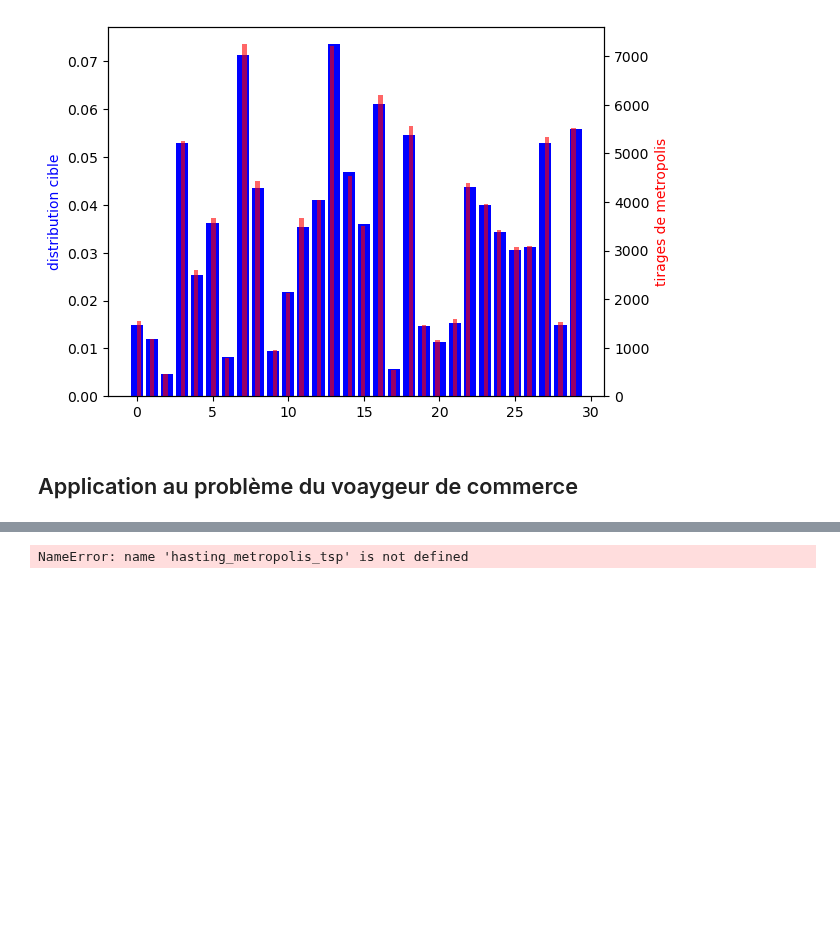
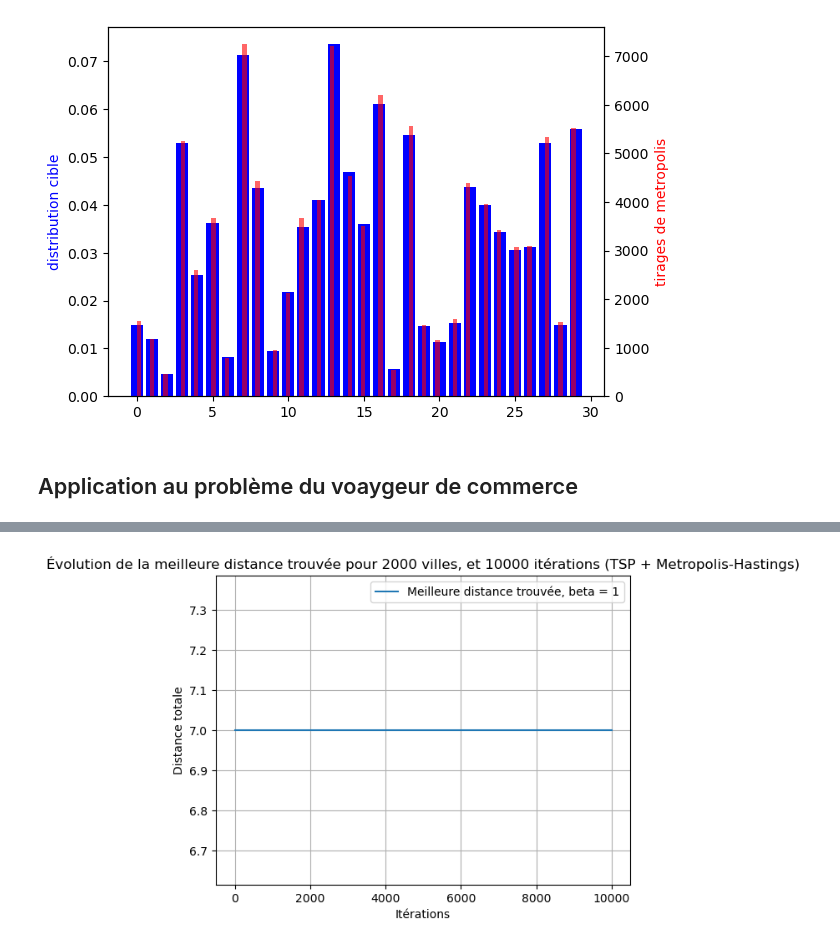
Before and after one commit to CorentinVaillant/ProjetMath-HastingMetropolis, a Jupyter notebook: implémentations/hastings_metropolis.ipynb, the cells around one changed output, grey strips where cells are left out. Saved outputs shown, nothing was run; the diff lists cells and outputs as text; code cells hidden in the pictures; blank space fills up the shorter version.

```diff
--- a/implémentations/hastings_metropolis.ipynb
+++ b/implémentations/hastings_metropolis.ipynb
@@ -449,54 +451,54 @@ n_villes = 2000
 ITER = 10_000
 pas = 10
 
 villes = generer_villes(n_villes)
 distances = matrice_distances(villes)
 p0 = list(range(n_villes))
 
-tirage1 = hasting_metropolis_tsp(p0, distances, beta=1.0, iterations=ITER)
-tirage2 = hasting_metropolis_tsp(p0, distances, beta=10.0, iterations=ITER)
-tirage3 = hasting_metropolis_tsp(p0, distances, beta=100.0, iterations=ITER)
-tirage4 = hasting_metropolis_tsp(p0, distances, beta=1000.0, iterations=ITER)
+tirage1 = hastings_metropolis_tsp(p0, distances, beta=1.0, iterations=ITER)
+# tirage2 = hastings_metropolis_tsp(p0, distances, beta=10.0, iterations=ITER)
+# tirage3 = hastings_metropolis_tsp(p0, distances, beta=100.0, iterations=ITER)
+# tirage4 = hastings_metropolis_tsp(p0, distances, beta=1000.0, iterations=ITER)
 
 
 X = np.arange(1, ITER, pas)
 Y1 = np.zeros_like(X)
-Y2 = np.zeros_like(X)
-Y3 = np.zeros_like(X)
-Y4 = np.zeros_like(X)
+# Y2 = np.zeros_like(X)
+# Y3 = np.zeros_like(X)
+# Y4 = np.zeros_like(X)
 
 sol1 = distance_total(tirage[0], distances)
-sol2 = distance_total(tirage[0], distances)
-sol3 = distance_total(tirage[0], distances)
-sol4 = distance_total(tirage[0], distances)
+# sol2 = distance_total(tirage[0], distances)
+# sol3 = distance_total(tirage[0], distances)
+# sol4 = distance_total(tirage[0], distances)
 
 for i, x in enumerate(range(0, ITER - 1, pas)):
     current_best1 = meilleur_solution(tirage1[x:x+pas], distances)
     sol1 = min(sol1, distance_total(current_best1, distances))
     Y1[i] = sol1
 
-    current_best2 = meilleur_solution(tirage2[x:x+pas], distances)
-    sol2 = min(sol2, distance_total(current_best2, distances))
-    Y2[i] = sol2
+    # current_best2 = meilleur_solution(tirage2[x:x+pas], distances)
+    # sol2 = min(sol2, distance_total(current_best2, distances))
+    # Y2[i] = sol2
 
-    current_best3 = meilleur_solution(tirage3[x:x+pas], distances)
-    sol3 = min(sol3, distance_total(current_best3, distances))
-    Y3[i] = sol3
+    # current_best3 = meilleur_solution(tirage3[x:x+pas], distances)
+    # sol3 = min(sol3, distance_total(current_best3, distances))
+    # Y3[i] = sol3
 
-    current_best4 = meilleur_solution(tirage4[x:x+pas], distances)
-    sol4 = min(sol4, distance_total(current_best4, distances))
-    Y4[i] = sol4
+    # current_best4 = meilleur_solution(tirage4[x:x+pas], distances)
+    # sol4 = min(sol4, distance_total(current_best4, distances))
+    # Y4[i] = sol4
 
-plt.figure(figsize=(10, 5))
+# plt.figure(figsize=(10, 5))
 plt.plot(X, Y1, label="Meilleure distance trouvée, beta = 1")
-plt.plot(X, Y2, label="Meilleure distance trouvée, beta = 10")
-plt.plot(X, Y3, label="Meilleure distance trouvée, beta = 100")
-plt.plot(X, Y4, label="Meilleure distance trouvée, beta = 1000")
+# plt.plot(X, Y2, label="Meilleure distance trouvée, beta = 10")
+# plt.plot(X, Y3, label="Meilleure distance trouvée, beta = 100")
+# plt.plot(X, Y4, label="Meilleure distance trouvée, beta = 1000")
 plt.xlabel("Itérations")
 plt.ylabel("Distance totale")
 plt.title(f"Évolution de la meilleure distance trouvée pour {n_villes} villes, et {ITER} itérations (TSP + Metropolis-Hastings)")
 plt.grid(True)
 plt.legend()
 plt.show()
 # %% [output]
-NameError: name 'hasting_metropolis_tsp' is not defined
+[figure, added]
```
Also changed, not shown: parts of 6 cells of this notebook, 4 other files.
